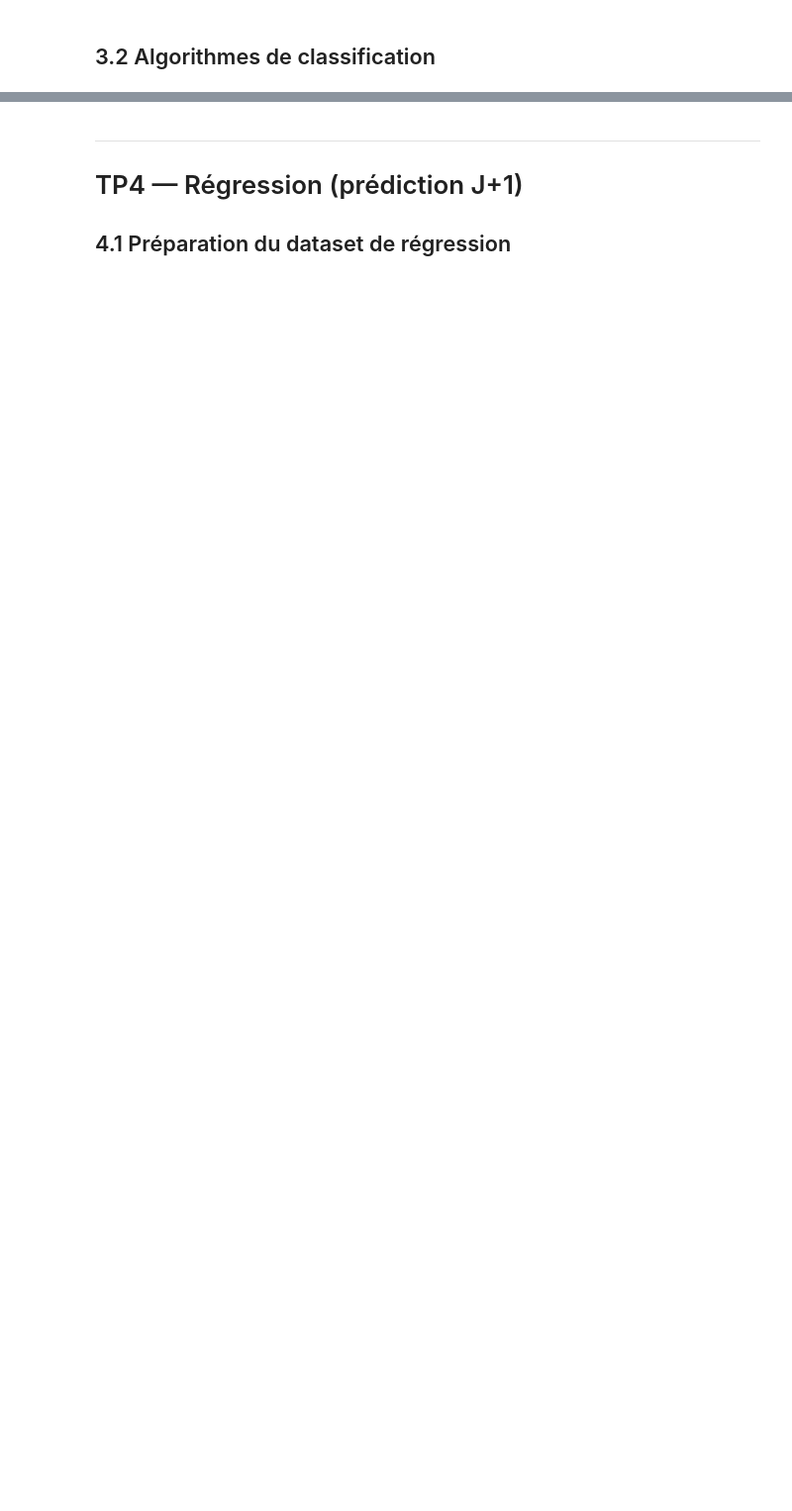
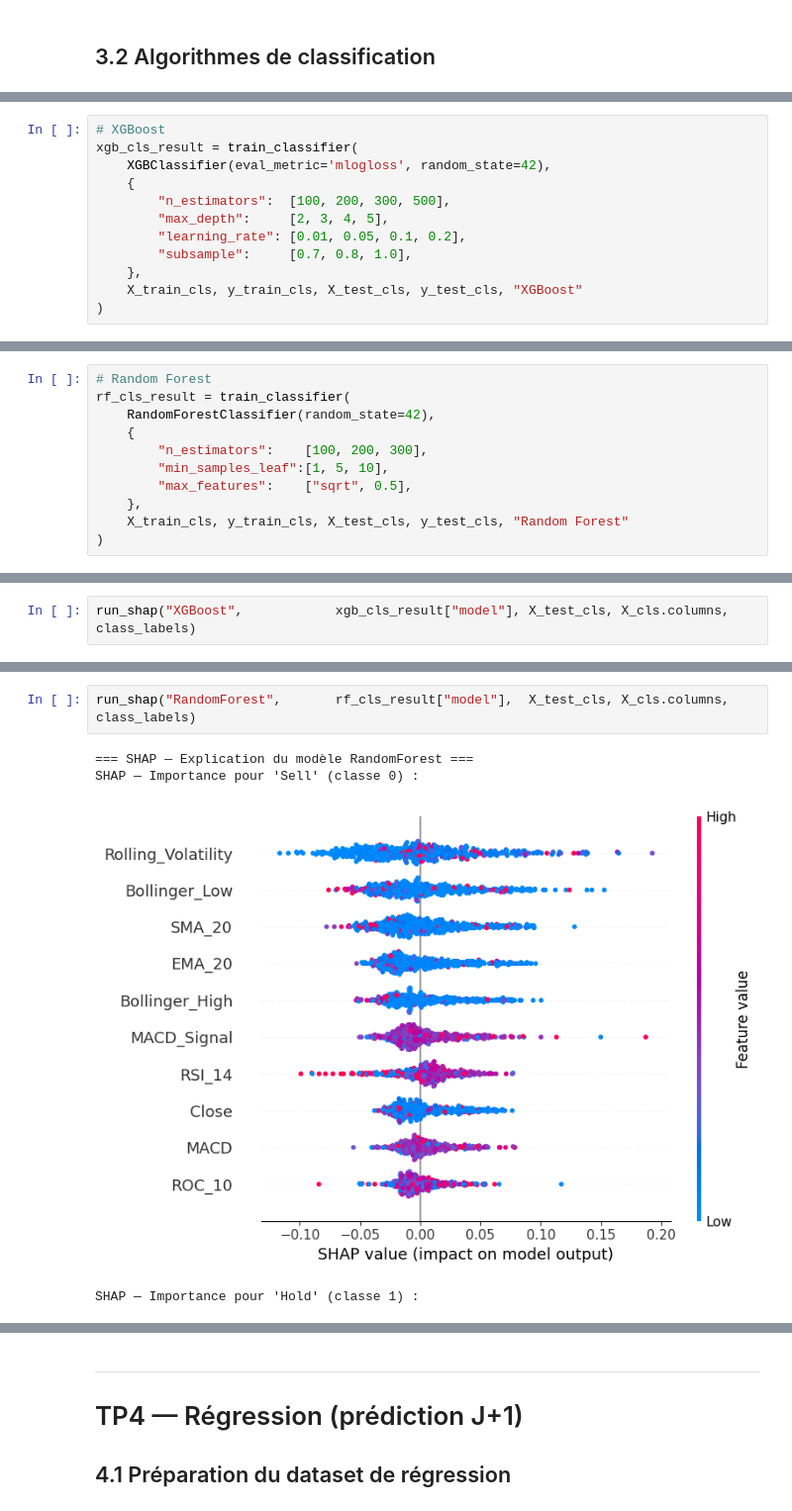
Before and after one commit to huimin-zhang-8/DS_finance, a Jupyter notebook: projet.ipynb, the cells around one changed output, grey strips where cells are left out. Shown at 99% size. Drawn from its saved outputs; the diff is of its cells as text; blank space fills up the shorter version.

```diff
--- a/projet.ipynb
+++ b/projet.ipynb
@@ -733,0 +692,12 @@ weighted avg       0.50      0.47      0.32      9597
+# %%
+# XGBoost
+xgb_cls_result = train_classifier(
+    XGBClassifier(eval_metric='mlogloss', random_state=42),
+    {
+        "n_estimators":  [100, 200, 300, 500],
+        "max_depth":     [2, 3, 4, 5],
+        "learning_rate": [0.01, 0.05, 0.1, 0.2],
+        "subsample":     [0.7, 0.8, 1.0],
+    },
+    X_train_cls, y_train_cls, X_test_cls, y_test_cls, "XGBoost"
+)
@@ -733,0 +706,11 @@ weighted avg       0.50      0.47      0.32      9597
+# %%
+# Random Forest
+rf_cls_result = train_classifier(
+    RandomForestClassifier(random_state=42),
+    {
+        "n_estimators":    [100, 200, 300],
+        "min_samples_leaf":[1, 5, 10],
+        "max_features":    ["sqrt", 0.5],
+    },
+    X_train_cls, y_train_cls, X_test_cls, y_test_cls, "Random Forest"
+)
@@ -733,0 +847,2 @@ weighted avg       0.50      0.47      0.32      9597
+# %%
+run_shap("XGBoost",            xgb_cls_result["model"], X_test_cls, X_cls.columns, class_labels)
@@ -733,0 +852,7 @@ weighted avg       0.50      0.47      0.32      9597
+# %%
+run_shap("RandomForest",       rf_cls_result["model"],  X_test_cls, X_cls.columns, class_labels)
+# %% [output]
+=== SHAP — Explication du modèle RandomForest ===
+SHAP — Importance pour 'Sell' (classe 0) :
+[figure, added]
+SHAP — Importance pour 'Hold' (classe 1) :
```
Also changed, not shown: parts of 50 cells of this notebook, 46 other files.
